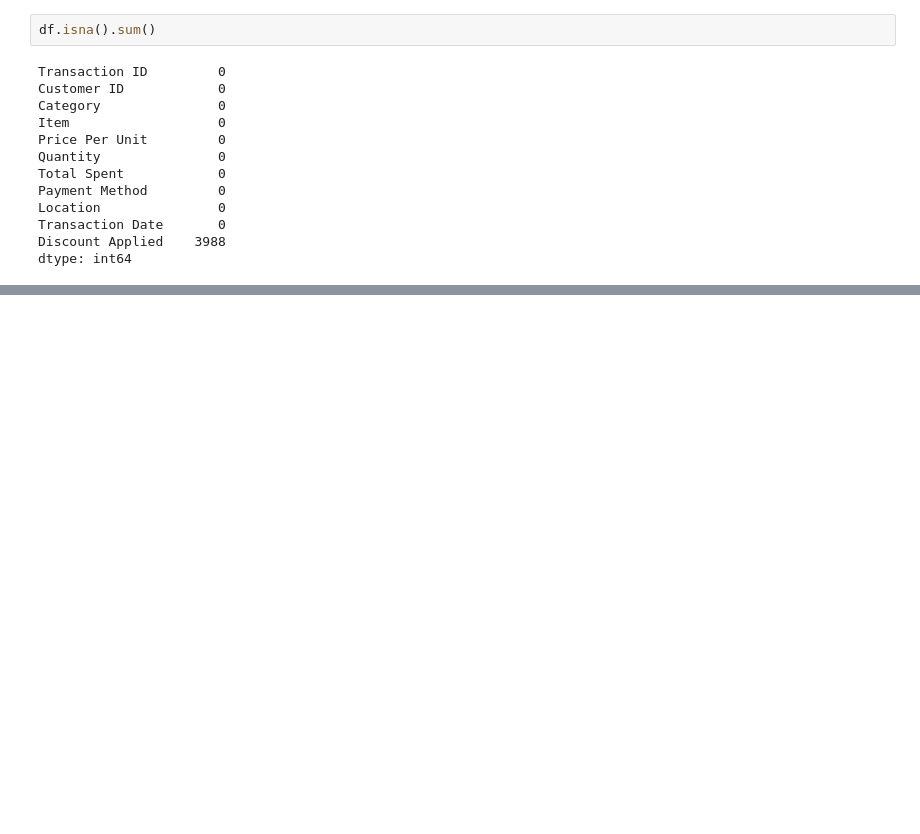
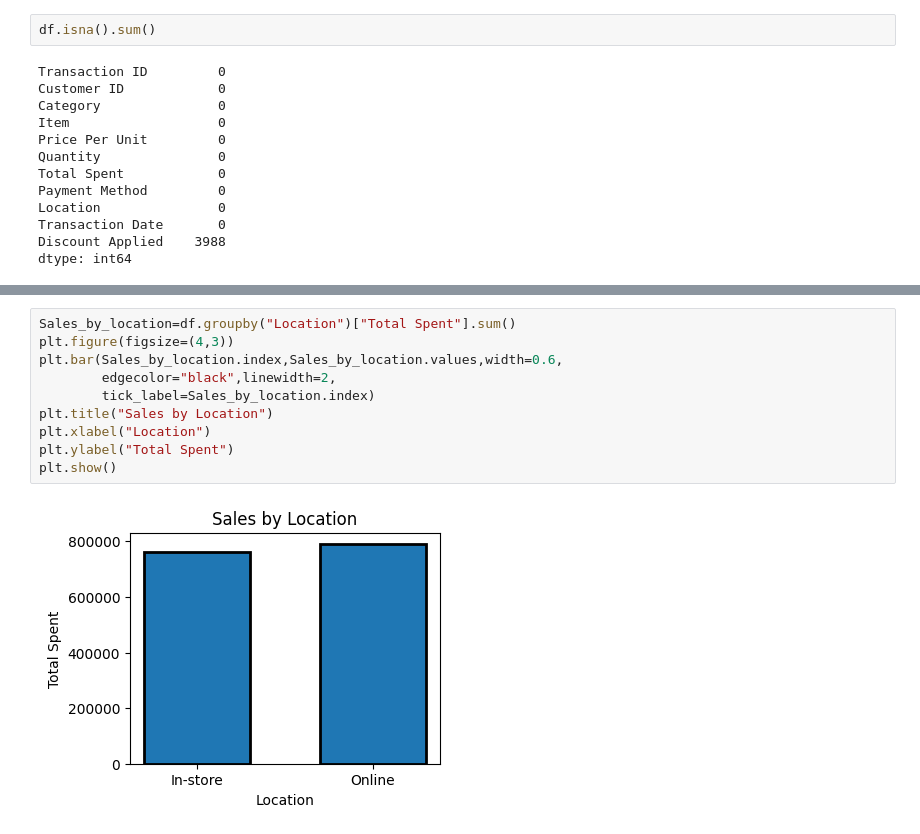
Before and after one commit to salampatel08/retail-sales-analysis, a Jupyter notebook: main.ipynb, the cells around one changed output, grey strips where cells are left out. Cells and saved outputs as stored; diff of their text form; blank space fills up the shorter version.

```diff
--- a/main.ipynb
+++ b/main.ipynb
@@ -1993,0 +2011,12 @@ dtype: int64
+# %%
+Sales_by_location=df.groupby("Location")["Total Spent"].sum()
+plt.figure(figsize=(4,3))
+plt.bar(Sales_by_location.index,Sales_by_location.values,width=0.6,
+        edgecolor="black",linewidth=2,
+        tick_label=Sales_by_location.index)
+plt.title("Sales by Location")
+plt.xlabel("Location")
+plt.ylabel("Total Spent")
+plt.show()
+# %% [output]
+[figure, added]
```
Also changed, not shown: parts of 6 cells of this notebook, 5 other files.
